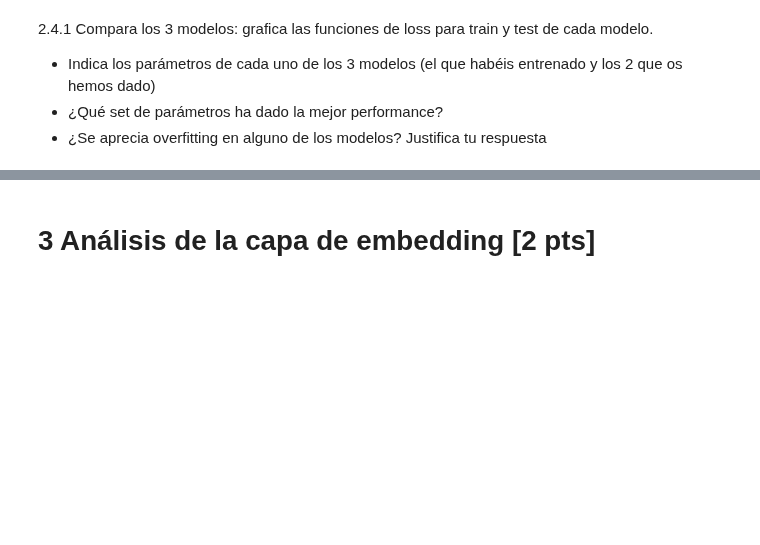
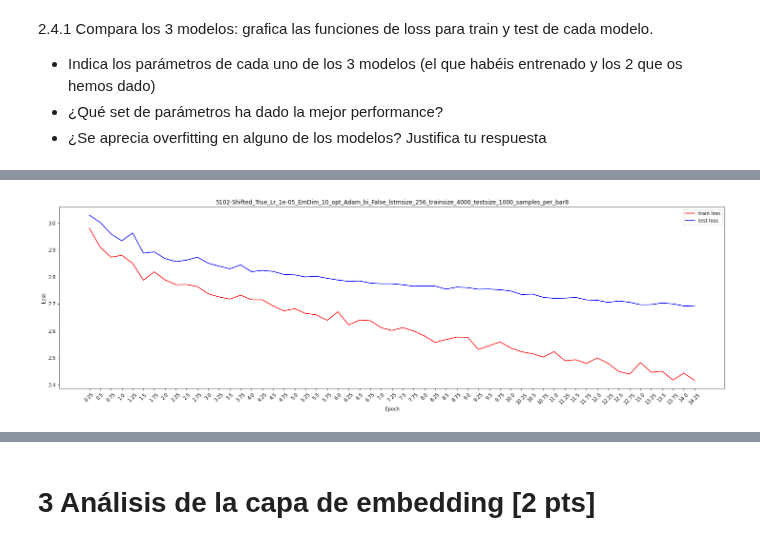
Before and after one commit to mariousm/Data-Science-Master, a Jupyter notebook: 2021-22/SegundoSemestre/DeepLearning/PEC3/UbiernaSanMamesMario_PEC3.ipynb, the cells around one changed output, grey strips where cells are left out. Drawn from its saved outputs; the diff is of its cells as text; code cells hidden in the pictures; blank space fills up the shorter version.

```diff
--- a/2021-22/SegundoSemestre/DeepLearning/PEC3/UbiernaSanMamesMario_PEC3.ipynb
+++ b/2021-22/SegundoSemestre/DeepLearning/PEC3/UbiernaSanMamesMario_PEC3.ipynb
@@ -584,0 +594,9 @@ train_loss
+# %%
+# Segundo modelo
+name_model = "5102-Shifted_True_Lr_1e-05_EmDim_10_opt_Adam_bi_False_lstmsize_256_trainsize_4000_testsize_1000_samples_per_bar8"
+train_loss = pickle.load(open("models/chords/" + name_model + "/total_train_loss_array.pickle", "rb"))
+test_loss = pickle.load(open("models/chords/" + name_model + "/total_test_loss_array.pickle", "rb"))
+
+plot_loss(train_loss[1], test_loss[1], train_loss[0], name_model)
+# %% [output]
+[figure, added]
```
Also changed, not shown: parts of 6 cells of this notebook.
